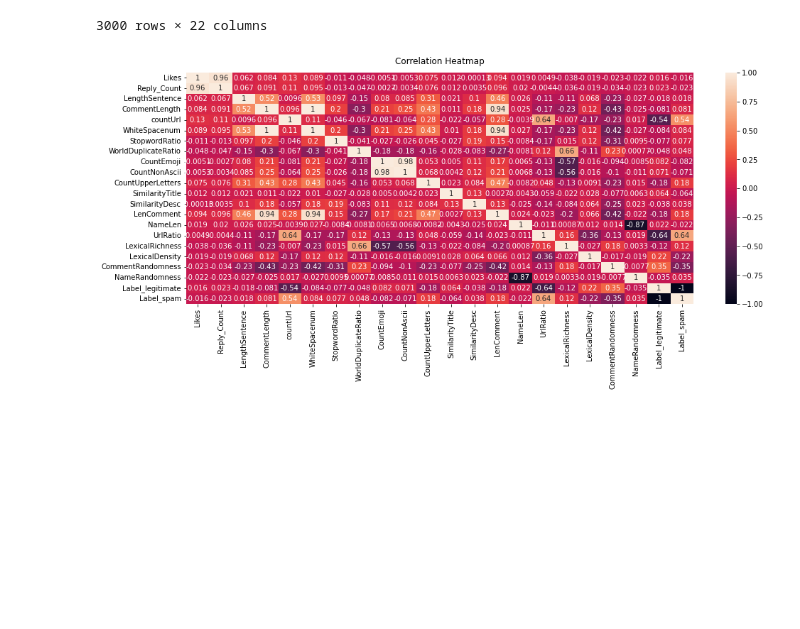
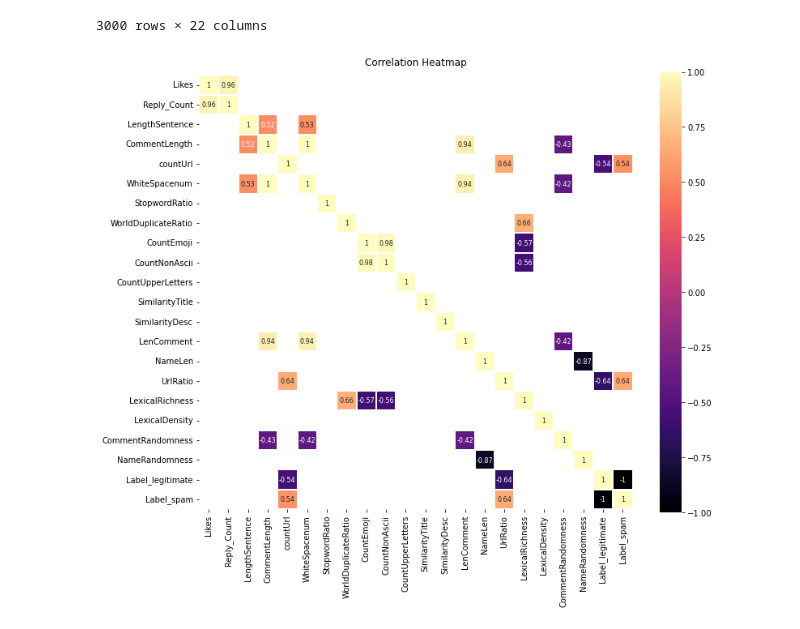
Before and after one commit to dewirizki/CommentsDetection, a Jupyter notebook: Code/EDA.ipynb, the cells around one changed output. Cells and saved outputs as stored; diff of their text form; code cells hidden in the pictures; blank space fills up the shorter version.

```diff
--- a/Code/EDA.ipynb
+++ b/Code/EDA.ipynb
@@ -461,12 +461,17 @@ dfDummies
 | 2999 | 0 | 0 | 1 | 4 | 0 | 3 | 0.500000 | ... |
 3000 rows × 22 columns
 # %%
-plt.figure(figsize=(16, 6))
-heatmap = sns.heatmap(dfDummies.corr(), vmin=-1, vmax=1, annot=True)
+corr2 = dfDummies.corr() # We already examined SalePrice correlations
+plt.figure(figsize=(12, 10))
+
+heatmap = sns.heatmap(corr2[(corr2 >= 0.5) | (corr2 <= -0.4)],
+            cmap='magma', vmax=1.0, vmin=-1.0, linewidths=0.1,
+            annot=True, annot_kws={"size": 8}, square=True);
+
 heatmap.set_title('Correlation Heatmap', fontdict={'fontsize':12}, pad=12);
 plt.savefig('..\Image\Heatmap Correlation.png', dpi=300, bbox_inches='tight')
 # %% [output]
-[figure, old version]
+[figure, new version]
 # %%
 features = ["Likes", "Reply_Count", "LengthSentence", "countUrl", "WhiteSpacenum",
             "StopwordRatio", "WorldDuplicateRatio", "CountEmoji", "CountNonAscii",
```
Also changed, not shown: 6 other files.
